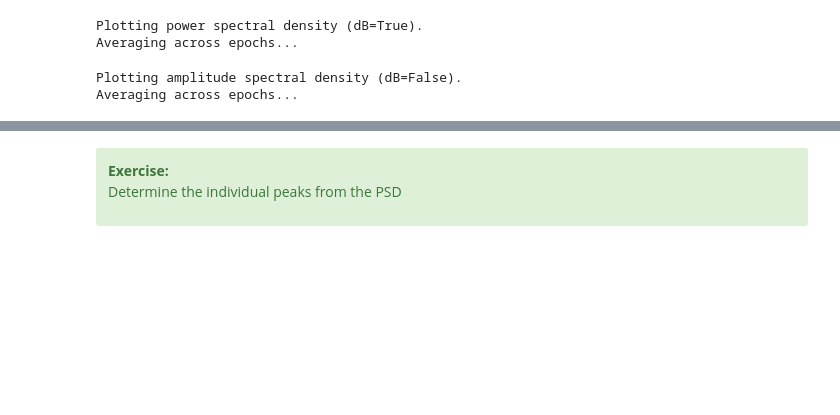
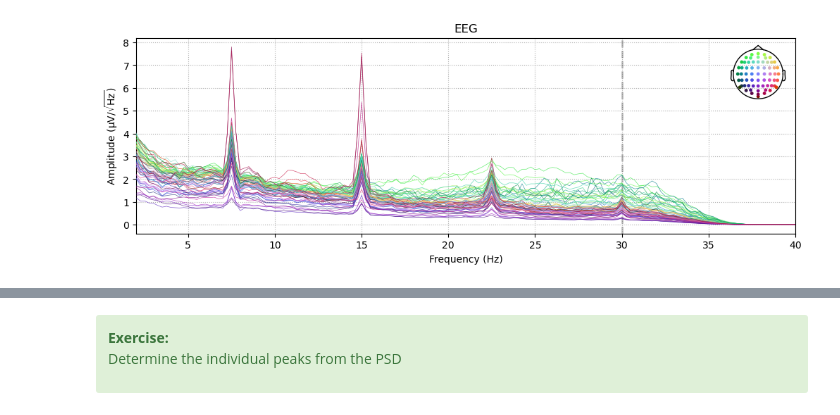
Before and after one commit to CarinaFo/MNE_workshop_liverpool_2024, a Jupyter notebook: notebooks/4_time_frequency_analysis_solution.ipynb, the cells around one changed output, grey strips where cells are left out. Drawn from its saved outputs; the diff is of its cells as text; code cells hidden in the pictures; blank space fills up the shorter version.

```diff
--- a/notebooks/4_time_frequency_analysis_solution.ipynb
+++ b/notebooks/4_time_frequency_analysis_solution.ipynb
@@ -64,10 +61,4 @@ len(spectrum_raw.freqs)
 # %%
-spectrum_epochs.plot(dB=True);
+spectrum_raw.plot(dB=False);
 # %% [output]
-Plotting power spectral density (dB=True).
-Averaging across epochs...
+[figure, added]
-# %%
-spectrum_epochs.plot(dB=False);
-# %% [output]
-Plotting amplitude spectral density (dB=False).
-Averaging across epochs...
```
Also changed, not shown: parts of 45 cells of this notebook.
